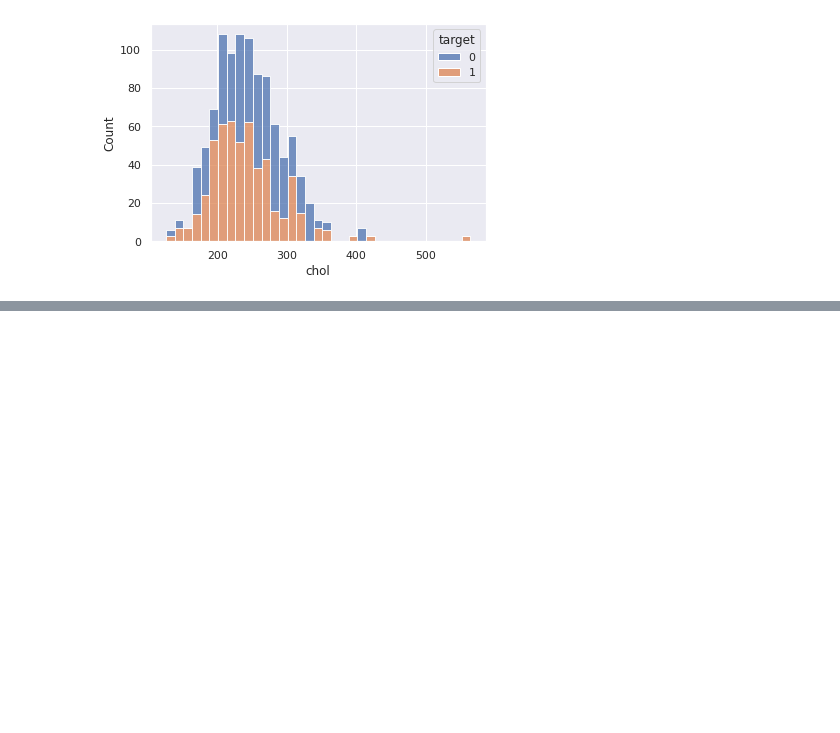
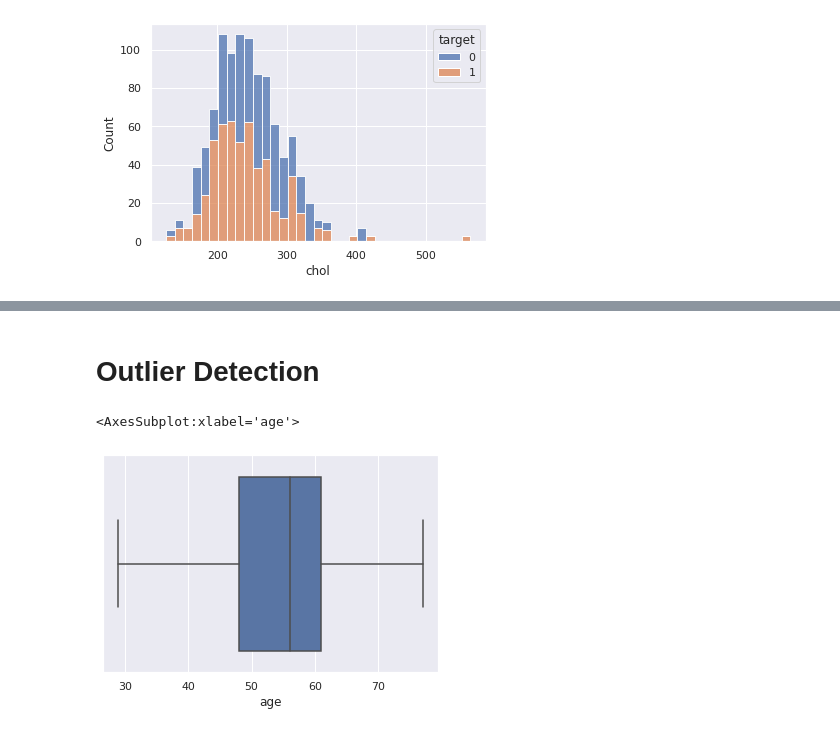
Before and after one commit to AzadMehedi/ML-Projects, a Jupyter notebook: Heart_Disease_Prediction.ipynb, the cells around one changed output, grey strips where cells are left out. Saved outputs shown, nothing was run; the diff lists cells and outputs as text; code cells hidden in the pictures; blank space fills up the shorter version.

```diff
--- a/Heart_Disease_Prediction.ipynb
+++ b/Heart_Disease_Prediction.ipynb
@@ -150,0 +173,7 @@ sns.histplot(data=df, x='chol', hue='target', multiple='stack')
+# %% [markdown]
+# Outlier Detection
+# %%
+sns.boxplot(df['age'])
+# %% [output]
+<AxesSubplot:xlabel='age'>
+[figure, added]
```
Also changed, not shown: parts of 31 cells of this notebook.
